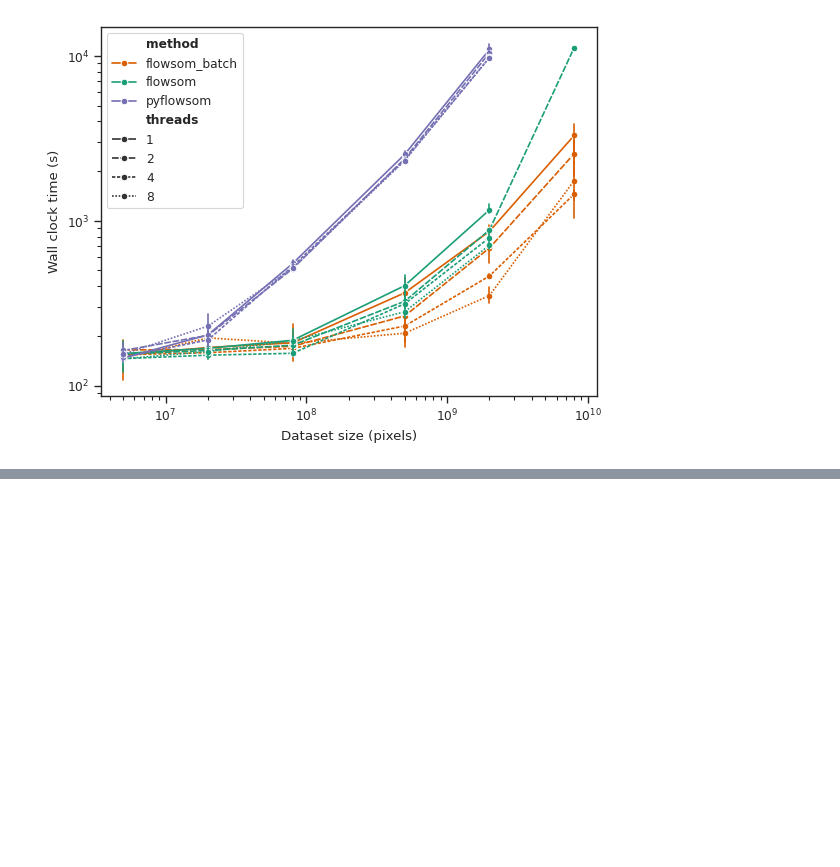
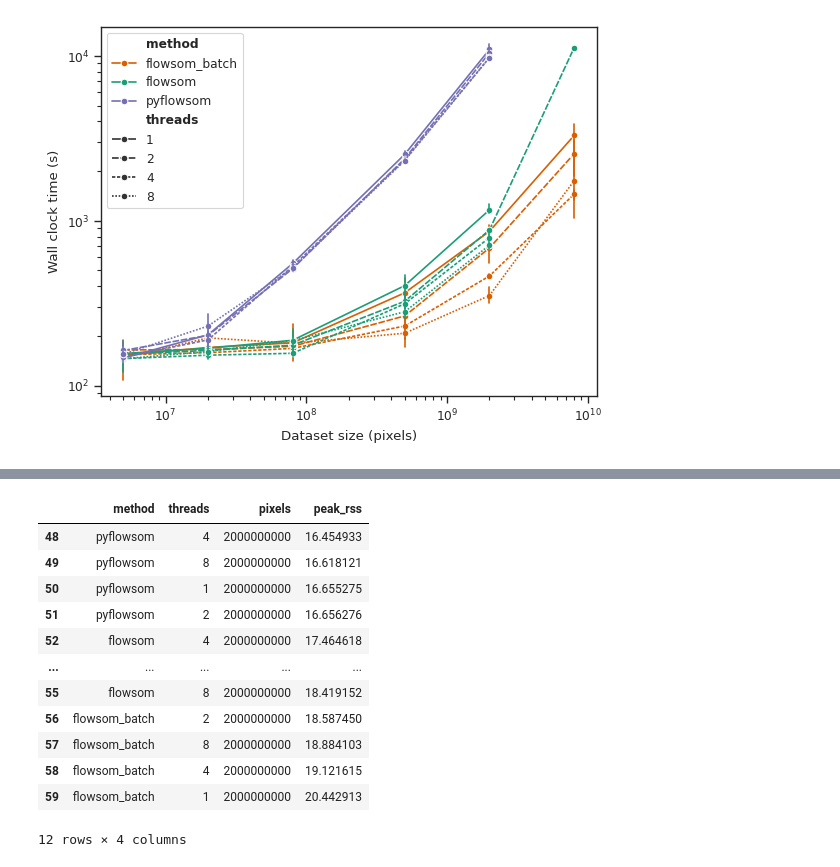
Before and after one commit to saeyslab/harpy_figures, a Jupyter notebook: notebooks/figures_cluster.ipynb, the cells around one changed output, grey strips where cells are left out. Cells and saved outputs as stored; diff of their text form; code cells hidden in the pictures; blank space fills up the shorter version.

```diff
--- a/notebooks/figures_cluster.ipynb
+++ b/notebooks/figures_cluster.ipynb
@@ -254,3 +306,6 @@ df_10_9[['method', 'wall_clock_time', 'threads']]
 # %%
 df_gb = df.copy()
 df_gb['peak_rss'] /= 1_000_000_000
+# %%
+df_compare = df_gb[['method', 'peak_rss', 'threads', 'pixels']].groupby(['method', 'threads', 'pixels']).agg({'peak_rss': 'mean'}).sort_values('peak_rss')
+df_compare
@@ -256,0 +327,16 @@ df_gb['peak_rss'] /= 1_000_000_000
+# %%
+df_compare.reset_index()[df_compare.reset_index()['pixels'] == 2_000_000_000].sort_values('peak_rss')
+# %% [output]
+|  | method | threads | pixels | peak_rss |
+| 48 | pyflowsom | 4 | 2000000000 | 16.454933 |
+| 49 | pyflowsom | 8 | 2000000000 | 16.618121 |
+| 50 | pyflowsom | 1 | 2000000000 | 16.655275 |
+| 51 | pyflowsom | 2 | 2000000000 | 16.656276 |
+| 52 | flowsom | 4 | 2000000000 | 17.464618 |
+| ... | ... | ... | ... | ... |
+| 55 | flowsom | 8 | 2000000000 | 18.419152 |
+| 56 | flowsom_batch | 2 | 2000000000 | 18.587450 |
+| 57 | flowsom_batch | 8 | 2000000000 | 18.884103 |
+| 58 | flowsom_batch | 4 | 2000000000 | 19.121615 |
+| 59 | flowsom_batch | 1 | 2000000000 | 20.442913 |
+12 rows × 4 columns
```
Also changed, not shown: parts of 10 cells of this notebook, 5 other files.
